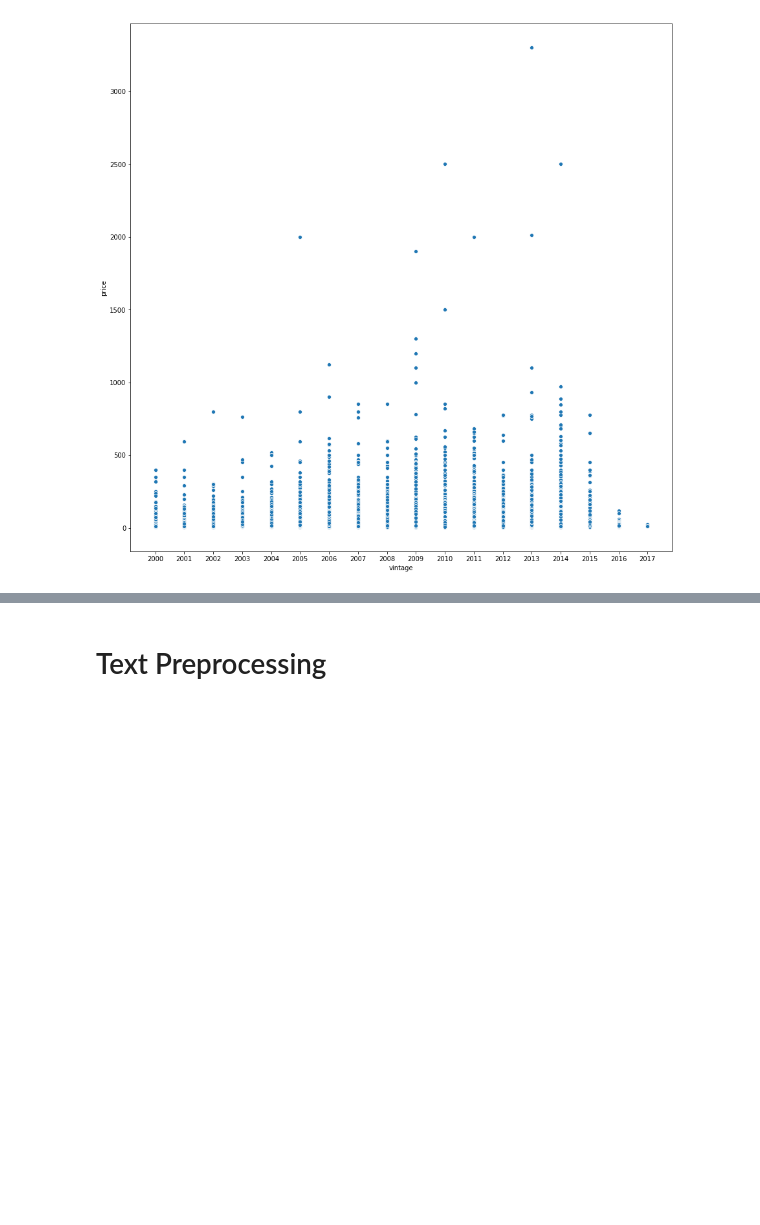
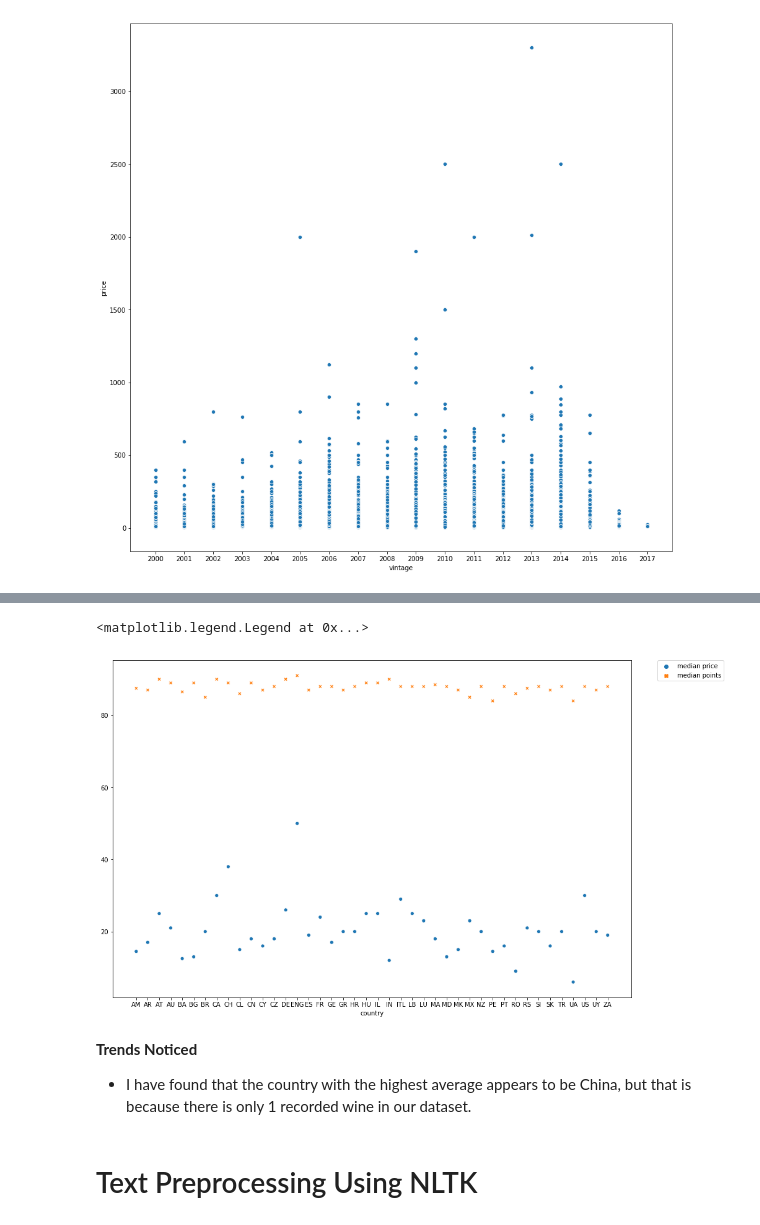
Before and after one commit to zengx356/Wine-Analysis, a Jupyter notebook: Wine Analyzation.ipynb, the cells around one changed output, grey strips where cells are left out. Saved outputs shown, nothing was run; the diff lists cells and outputs as text; code cells hidden in the pictures; blank space fills up the shorter version.

```diff
--- a/Wine Analyzation.ipynb
+++ b/Wine Analyzation.ipynb
@@ -245,5 +298,15 @@ Insert analysis here once complete
+# %%
+plt.figure(figsize=(15,10))
+sns.scatterplot(data=metrics_df[['median price','median points']])
+plt.legend(bbox_to_anchor=(1.05,1),loc=2,borderaxespad=0.)
+# %% [output]
+<matplotlib.legend.Legend at 0x...>
+[figure, added]
+# %% [markdown]
+**Trends Noticed**
+* I have found that the country with the highest average appears to be China, but that is because there is only 1 recorded wine in our dataset.
 # %% [markdown]
-# Text Preprocessing
+# Text Preprocessing Using NLTK
 # %%
 import string
 from nltk.corpus import stopwords
```
Also changed, not shown: parts of 17 cells of this notebook.
